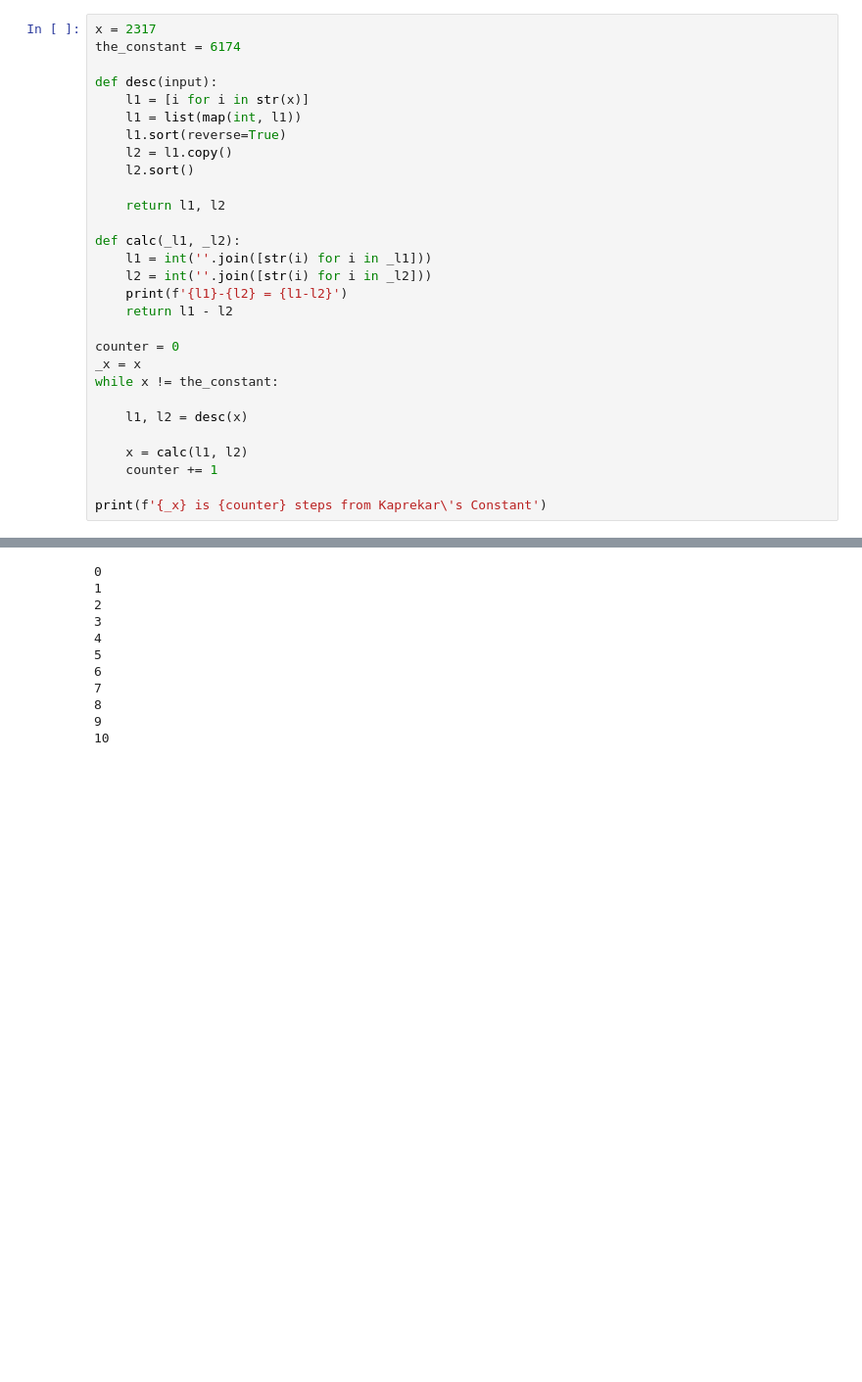
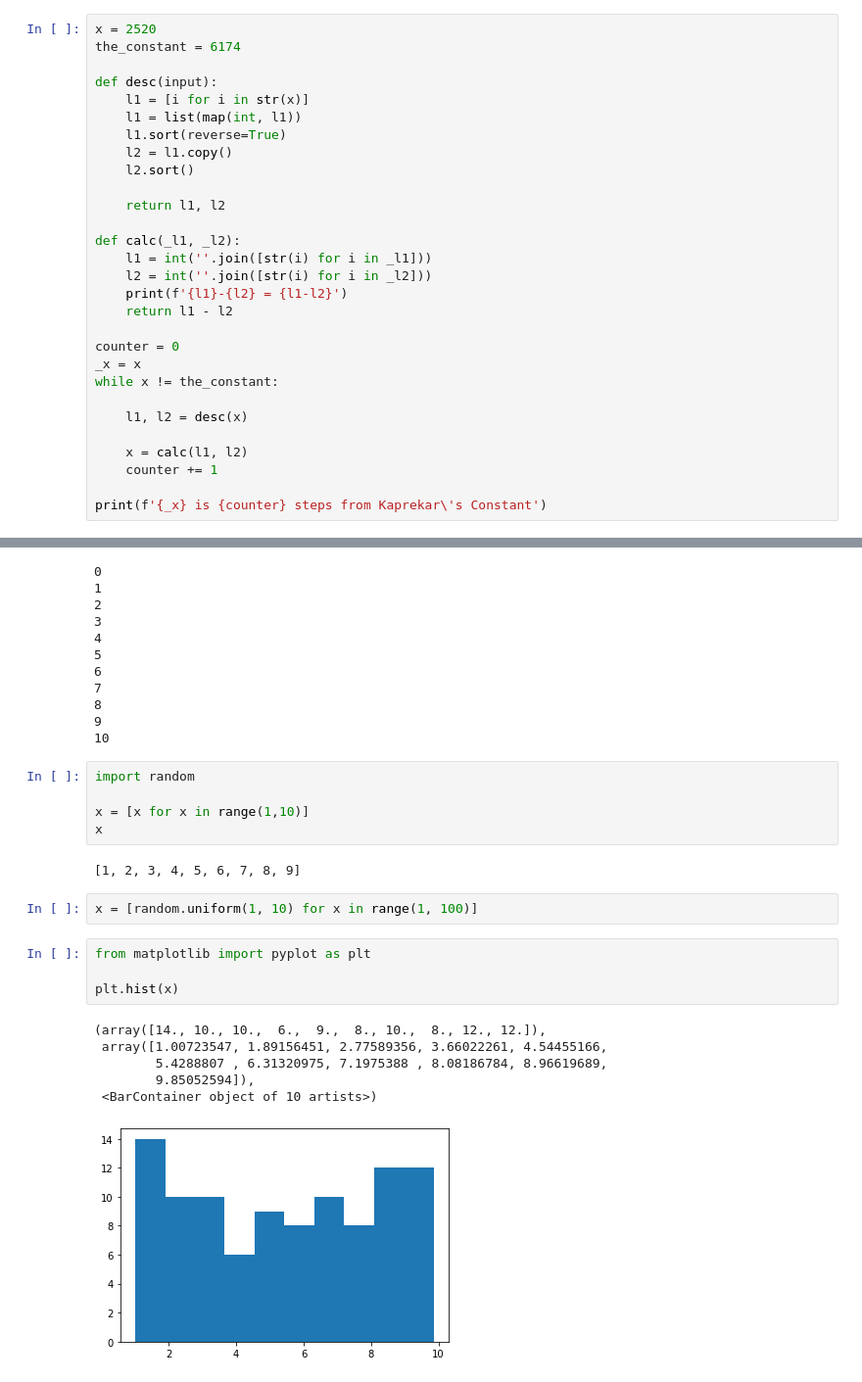
Before and after one commit to solarecho3/math, a Jupyter notebook: scratch.ipynb, the cells around one changed output, grey strips where cells are left out. Shown: that part at 98% size. Cells and saved outputs as stored; diff of their text form; blank space fills up the shorter version.

```diff
--- a/scratch.ipynb
+++ b/scratch.ipynb
@@ -648,7 +648,7 @@ UserWarning: Not a function, independent variable yields multiple outputs, not d
 # Steps to Kaprekar's Constant
 Because why not...
 # %%
-x = 2317
+x = 2520
 the_constant = 6174
 
 def desc(input):
@@ -723,3 +722,23 @@ for i in f1:
 8
 9
 10
+# %%
+import random
+
+x = [x for x in range(1,10)]
+x
+# %% [output]
+[1, 2, 3, 4, 5, 6, 7, 8, 9]
+# %%
+x = [random.uniform(1, 10) for x in range(1, 100)]
+# %%
+from matplotlib import pyplot as plt
+
+plt.hist(x)
+# %% [output]
+(array([14., 10., 10.,  6.,  9.,  8., 10.,  8., 12., 12.]),
+ array([1.00723547, 1.89156451, 2.77589356, 3.66022261, 4.54455166,
+        5.4288807 , 6.31320975, 7.1975388 , 8.08186784, 8.96619689,
+        9.85052594]),
+ <BarContainer object of 10 artists>)
+[figure, added]
```
Also changed, not shown: parts of 8 cells of this notebook, 1 other file.
